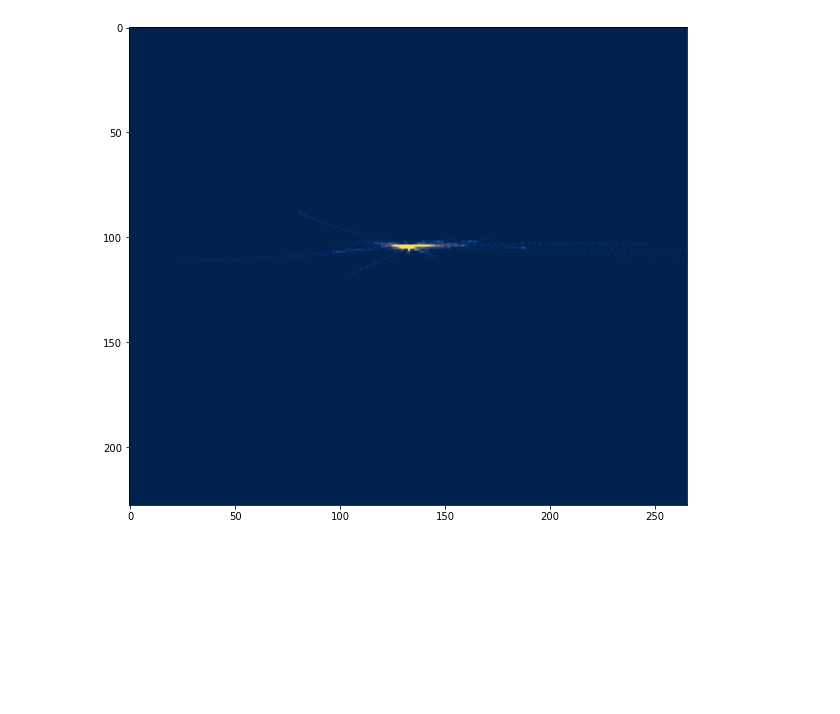
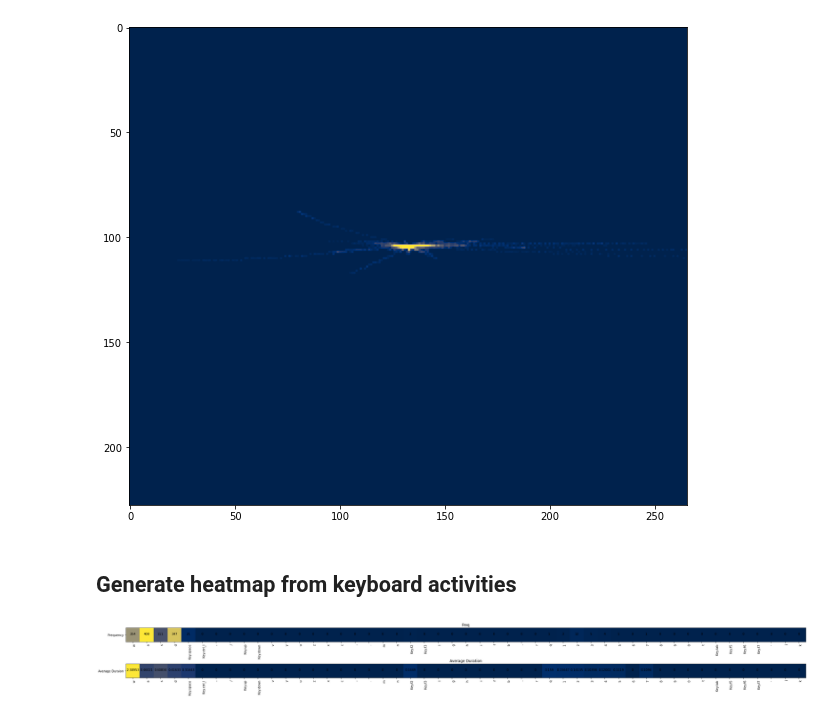
Before and after one commit to HengjunLuo/capstone-landis, a Jupyter notebook: log_parser.ipynb, the cells around one changed output. Cells and saved outputs as stored; diff of their text form; code cells hidden in the pictures; blank space fills up the shorter version.

Commit message:
Added keyboadr heatmap

```diff
--- a/log_parser.ipynb
+++ b/log_parser.ipynb
@@ -204,3 +204,67 @@ MouseHeatmap.show_heatmap_centered(heatmap_zirui)
 # %% [output]
 [figure]
 [figure]
+# %% [markdown]
+## Generate heatmap from keyboard activities
+# %%
+# The 49 default key bindings for team fortress 2
+keyBindings = ["w","a","s","d","Key.space","Key.ctrl_l","'","/","Key.up","Key.down",
+               "v","y","u","z","x","c",",",".","m","n","Key.f2","Key.f3","l","g",
+               "h","i","f","b","-","r","q","1","2","3","4","5","6","7","8","9","0",
+               "t","Key.tab","Key.f5","Key.f6","Key.f7","`","j","k"]
+keyFreqDict ={}
+keyDuraDict = {}
+for key in keyBindings:
+    keyFreqDict[key] = 0
+    keyDuraDict[key] = 0
+# Getting the frequency value and
+keyboardDurationAndFreq_df = pd.read_csv("Jonathan_keyboard_freq&duration_log.log",delimiter=" ", names=['key', 'avg_duration', 'freq'])
+theDict = keyboardDurationAndFreq_df.to_dict('records')
+for item in theDict:
+    keyFreqDict[item['key']] = item['freq']
+    keyDuraDict[item['key']] = item['avg_duration']
+keyFreqList = []
+keyDuraList = []
+for item in keyBindings:
+    if item in keyFreqDict:
+        keyFreqList.append(keyFreqDict[item])
+    else:
+        keyFreqList.append(0)
+    if item in keyDuraDict:
+        keyDuraList.append(keyDuraDict[item])
+    else:
+        keyDuraList.append(0)
+arrFreq = np.array([keyFreqList])
+arrDura = np.array([keyDuraList])
+
+fig, axes = plt.subplots( nrows=2)
+ax1,ax2 = axes
+im1 = ax1.imshow(arrFreq, cmap='cividis')
+im2 = ax2.imshow(arrDura, cmap='cividis')
+plt.subplots_adjust(top=0.1, bottom=0)
+
+# We want to show all ticks...
+ax1.set_xticks(np.arange(len(keyBindings)))
+ax1.set_yticks(np.arange(len(['Frequency'])))
+ax2.set_xticks(np.arange(len(keyBindings)))
+ax2.set_yticks(np.arange(len(['Average Duraion'])))
+# ... and label them with the respective list entries
+ax1.set_xticklabels(keyBindings)
+ax1.set_yticklabels(['Frequency'])
+ax2.set_xticklabels(keyBindings)
+ax2.set_yticklabels(['Average Duraion'])
+# Rotate the tick labels and set their alignment.
+plt.setp(ax1.get_xticklabels(), rotation=90, ha="right",
+         rotation_mode="anchor")
+plt.setp(ax2.get_xticklabels(), rotation=90, ha="right",
+         rotation_mode="anchor")
+for i in range(len(keyBindings)):
+    text = ax1.text(i,0, keyFreqList[i], ha='center')
+    text = ax2.text(i,0, keyDuraList[i], ha='center')
+ax1.set_title("Freq")
+ax2.set_title("Average Duration")
+fig.set_size_inches(40,30)
+fig.tight_layout
+plt.show()
+# %% [output]
+[figure, added]
```
